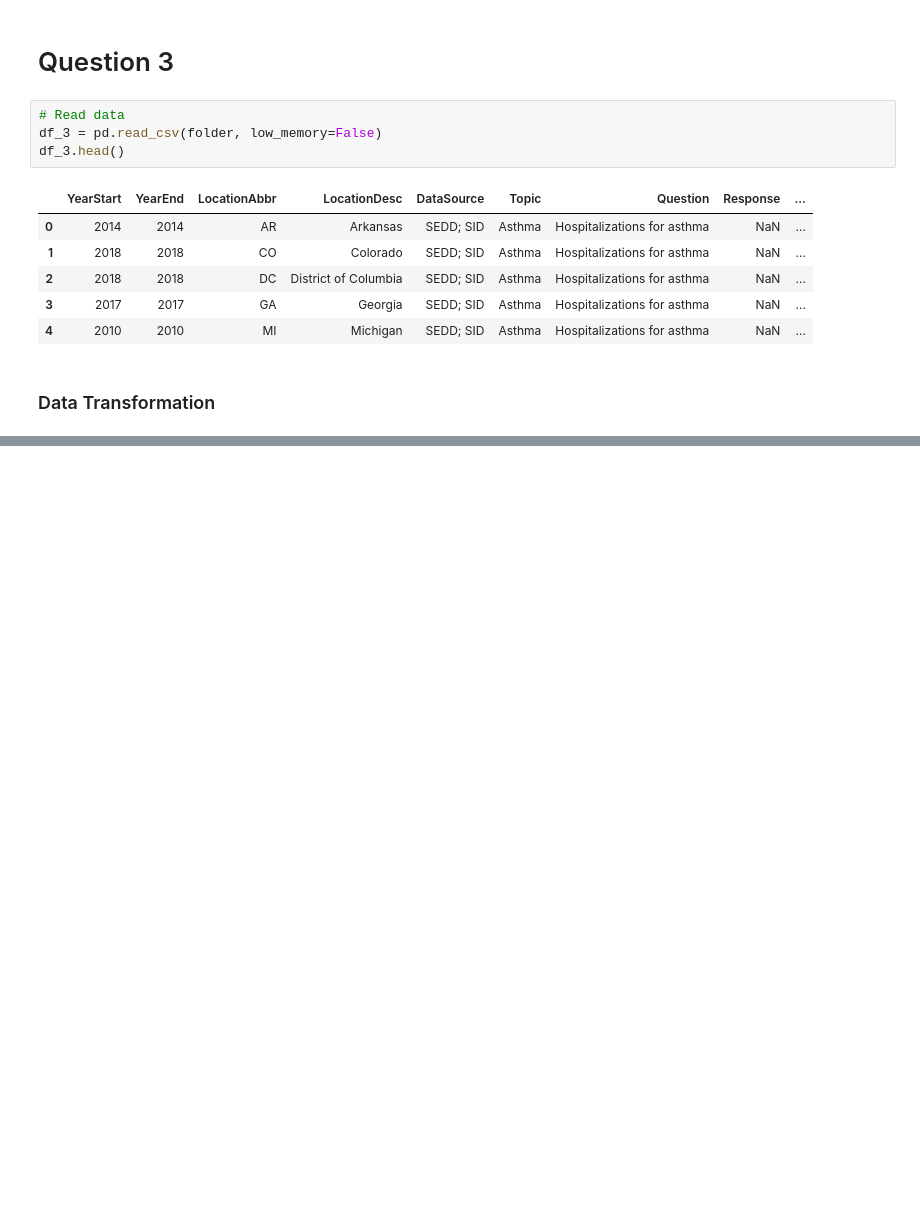
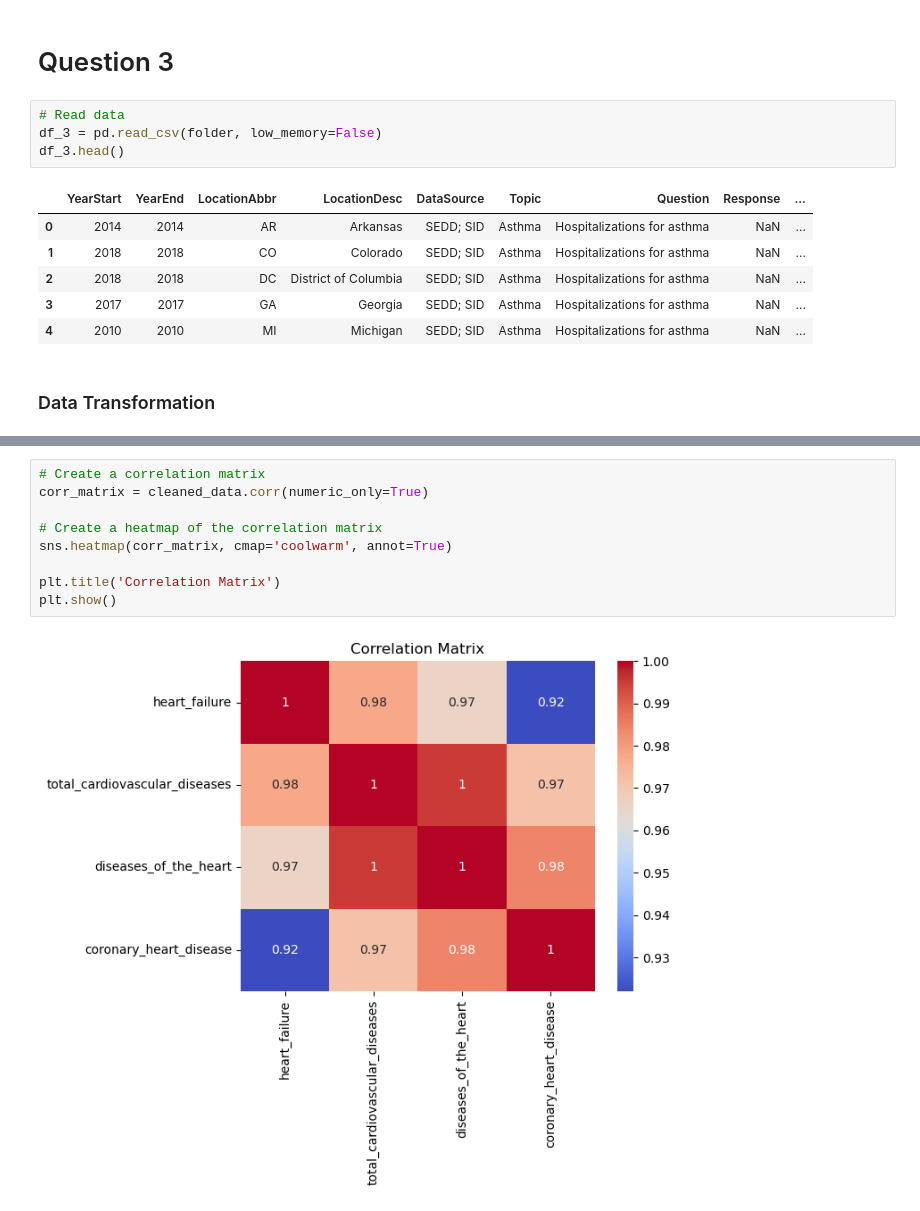
Before and after one commit to samswain2/MSiA-WQ, a Jupyter notebook: MSiA 421/hw02/hw02-q2-q3.ipynb, the cells around one changed output, grey strips where cells are left out. Saved outputs shown, nothing was run; the diff lists cells and outputs as text; blank space fills up the shorter version.

```diff
--- a/MSiA 421/hw02/hw02-q2-q3.ipynb
+++ b/MSiA 421/hw02/hw02-q2-q3.ipynb
@@ -258,0 +324,11 @@ AttributeError: 'DataFrame' object has no attribute 'get_dummies'
+# %%
+# Create a correlation matrix
+corr_matrix = cleaned_data.corr(numeric_only=True)
+
+# Create a heatmap of the correlation matrix
+sns.heatmap(corr_matrix, cmap='coolwarm', annot=True)
+
+plt.title('Correlation Matrix')
+plt.show()
+# %% [output]
+[figure, added]
```
Also changed, not shown: parts of 22 cells of this notebook.
